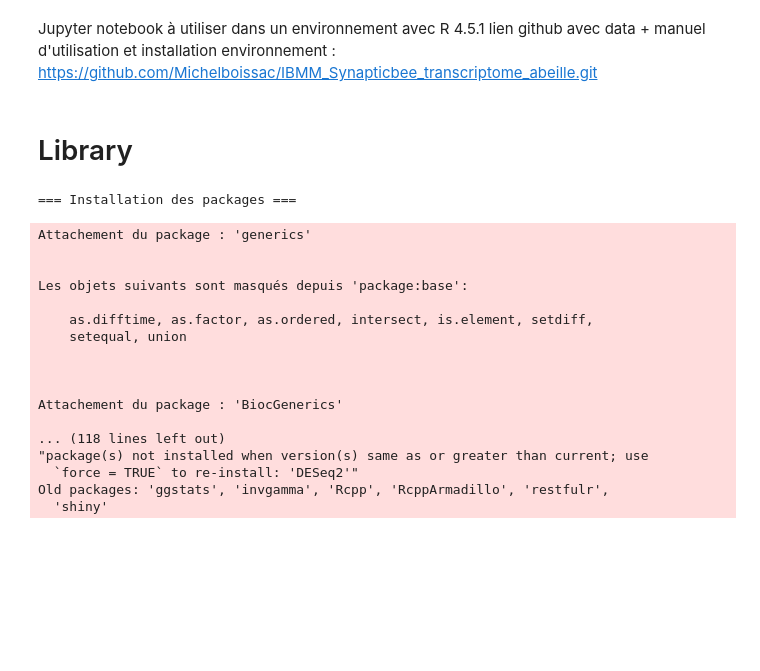
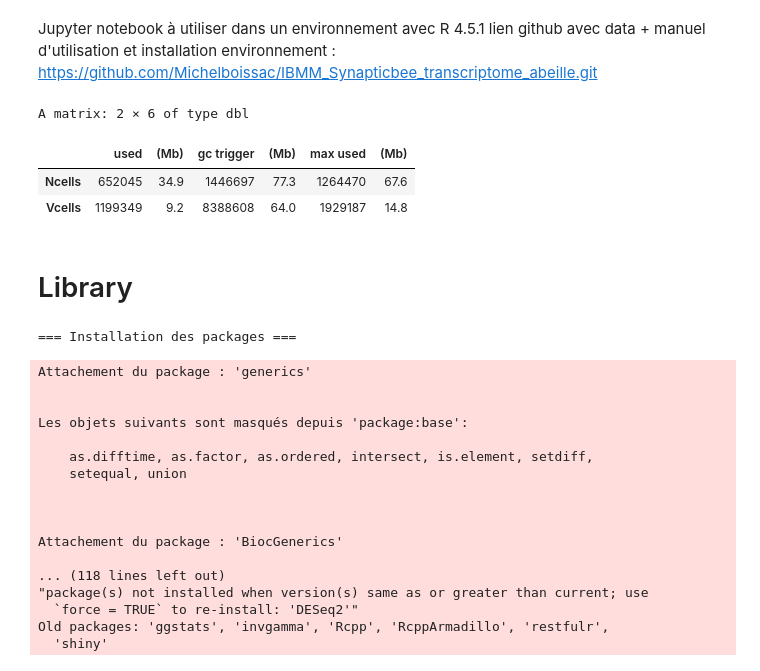
Before and after one commit to Michelboissac/IBMM_Synapticbee_transcriptome_abeille, a Jupyter notebook: alignement_sur_r.ipynb, the cells around one changed output. Saved outputs shown, nothing was run; the diff lists cells and outputs as text; code cells hidden in the pictures; blank space fills up the shorter version.

```diff
--- a/alignement_sur_r.ipynb
+++ b/alignement_sur_r.ipynb
@@ -2,6 +2,15 @@
 Jupyter notebook à utiliser dans un environnement avec R 4.5.1
 lien github avec data + manuel d'utilisation et installation environnement :
 https://github.com/Michelboissac/IBMM_Synapticbee_transcriptome_abeille.git
+# %%
+# suppression data pour relancer le script
+rm(list=ls())
+gc()
+# %% [output]
+A matrix: 2 × 6 of type dbl
+|  | used | (Mb) | gc trigger | (Mb) | max used | (Mb) |
+| Ncells | 652045 | 34.9 | 1446697 | 77.3 | 1264470 | 67.6 |
+| Vcells | 1199349 | 9.2 | 8388608 | 64.0 | 1929187 | 14.8 |
 # %% [markdown]
 # Library
 # %%
```
Also changed, not shown: parts of 32 cells of this notebook.
